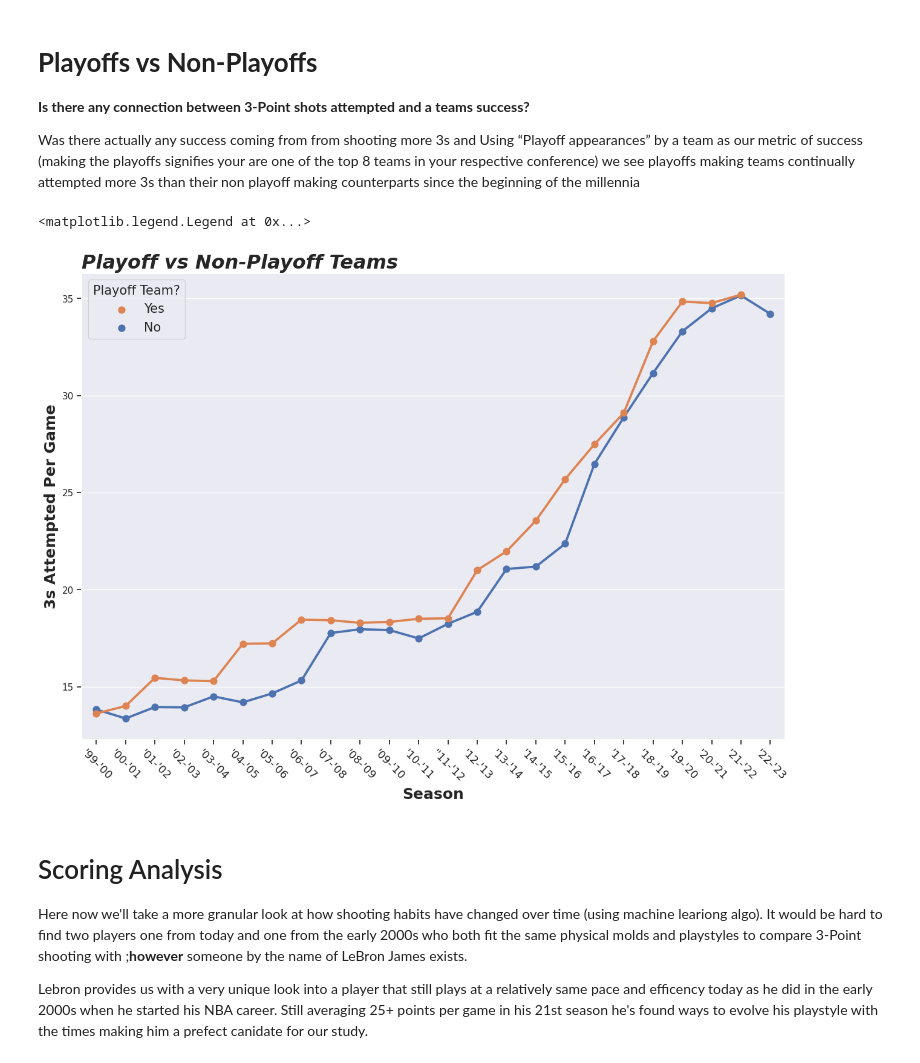
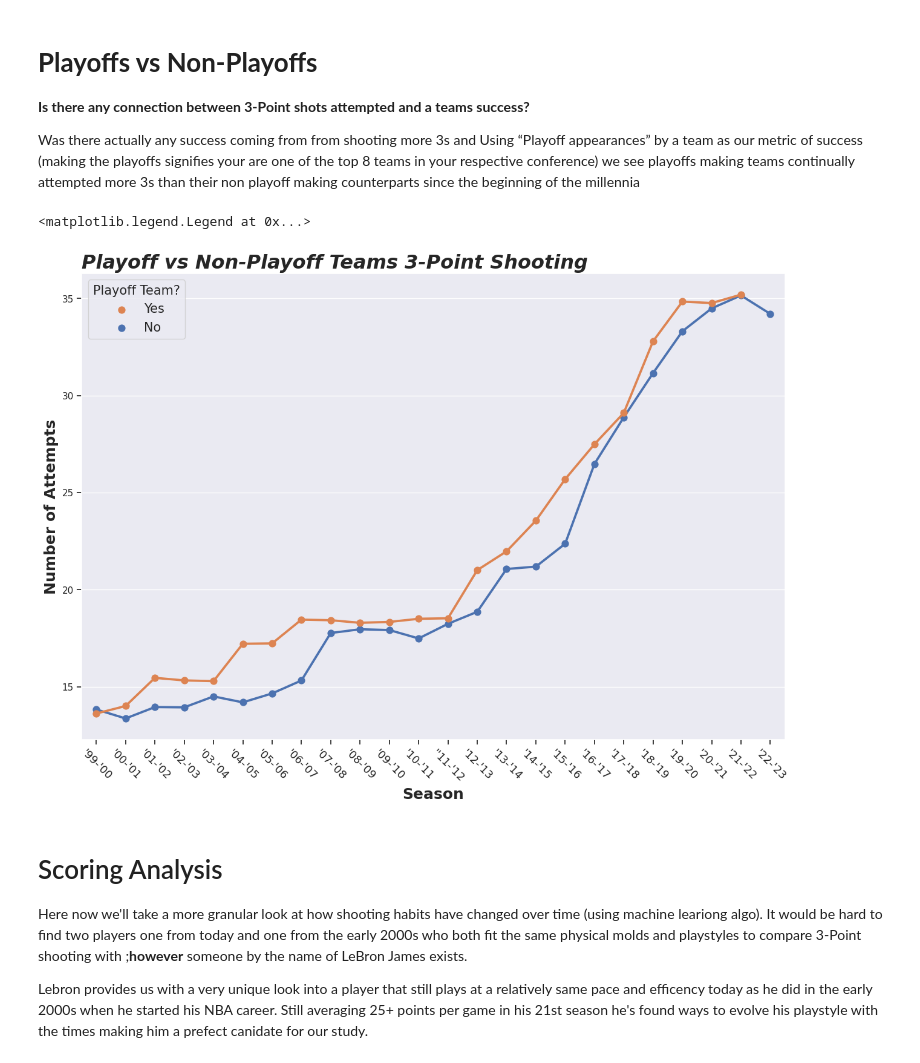
Before and after one commit to RafaelJMinaya/NBA-3Point-Shooting-Analysis, a Jupyter notebook: nba-3-point-shooting-evolution.ipynb, the cells around one changed output. Drawn from its saved outputs; the diff is of its cells as text; code cells hidden in the pictures.

Commit message:
Kaggle Notebook | NBA 3-Point Shooting Evolution 🏀🗑️📊 | Version 28

```diff
--- a/nba-3-point-shooting-evolution.ipynb
+++ b/nba-3-point-shooting-evolution.ipynb
@@ -580,36 +582,36 @@ ax = sns.pointplot(data=team_totals,
                    hue='playoffs',
                    errorbar=None)
 
 ax.set_xticks(range(24))
 ax.set_xticklabels(["'99-'00", "'00-'01", "'01-'02", "'02-'03", "'03-'04", "'04-'05", "'05-'06", "'06-'07", "'07-'08", "'08-'09", "'09-'10", "'10-'11", "''11-'12", "'12-'13", "'13-'14", "'14-'15", "'15-'16", "'16-'17", "'17-'18", "'18-'19", "'19-'20", "'20-'21","'21-'22", "'22-'23"],
                   rotation=-45, size=13)
 ax.tick_params(bottom=True,
                left=True)
 
 #Labels
-ax.axes.set_title('Playoff vs Non-Playoff Teams',
+ax.axes.set_title('Playoff vs Non-Playoff Teams 3-Point Shooting',
                   fontsize=23,
                   loc='left',
                   fontweight='bold',
                   fontstyle='oblique')
 ax.set_xlabel("Season",
               fontsize=18,
               fontweight='bold')
-ax.set_ylabel("3s Attempted Per Game",
+ax.set_ylabel("Number of Attempts",
               fontsize=18,
               fontweight='bold')
 
 #Legend
 handles, labels = ax.get_legend_handles_labels()
 ax.legend(reversed(handles),
           reversed(["No", "Yes"]),
           title='Playoff Team?',
           loc='upper left',
           title_fontsize= 15,
           fontsize = 15)
 # %% [output]
 <matplotlib.legend.Legend at 0x...>
-[figure, old version]
+[figure, new version]
 # %% [markdown]
 # Scoring Analysis
 
```
Also changed, not shown: parts of 3 cells of this notebook.
